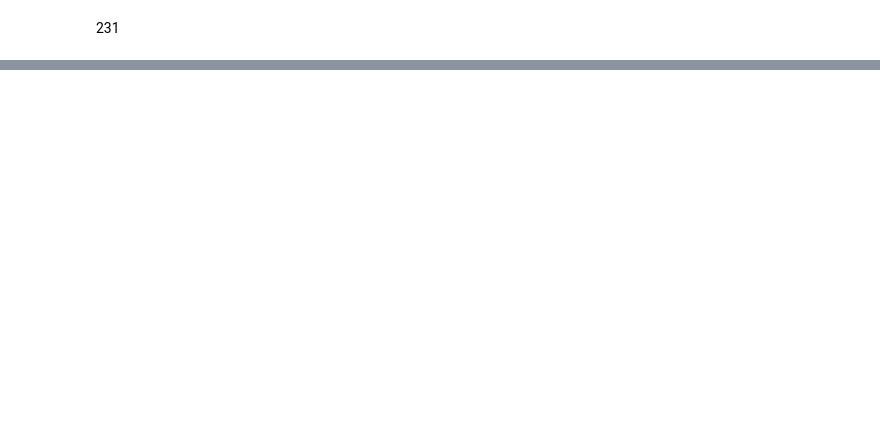
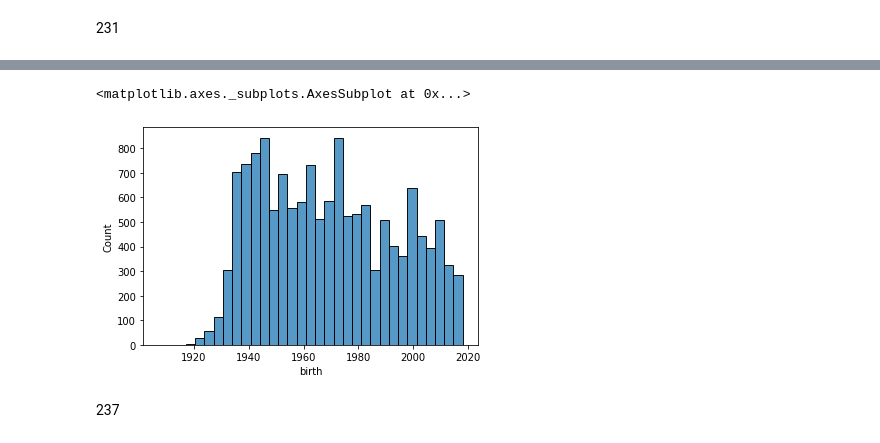
Before and after one commit to djDongjae/DataAnalysis, a Jupyter notebook: 9장_실습예제_오동재_2ndReading.ipynb, the cells around one changed output, grey strips where cells are left out. Drawn from its saved outputs; the diff is of its cells as text; code cells hidden in the pictures; blank space fills up the shorter version.

```diff
--- a/9장_실습예제_오동재_2ndReading.ipynb
+++ b/9장_실습예제_오동재_2ndReading.ipynb
@@ -111,0 +155,2 @@ Name: sex, dtype: int64
+# %%
+welfare['income'] = np.where(welfare['income']==9999, np.nan, welfare['income'])
@@ -111,0 +201,7 @@ Name: sex, dtype: int64
+# %%
+sns.histplot(data=welfare, x='birth')
+# %% [output]
+<matplotlib.axes._subplots.AxesSubplot at 0x...>
+[figure, added]
+# %% [markdown]
+237
```
Also changed, not shown: parts of 27 cells of this notebook.
